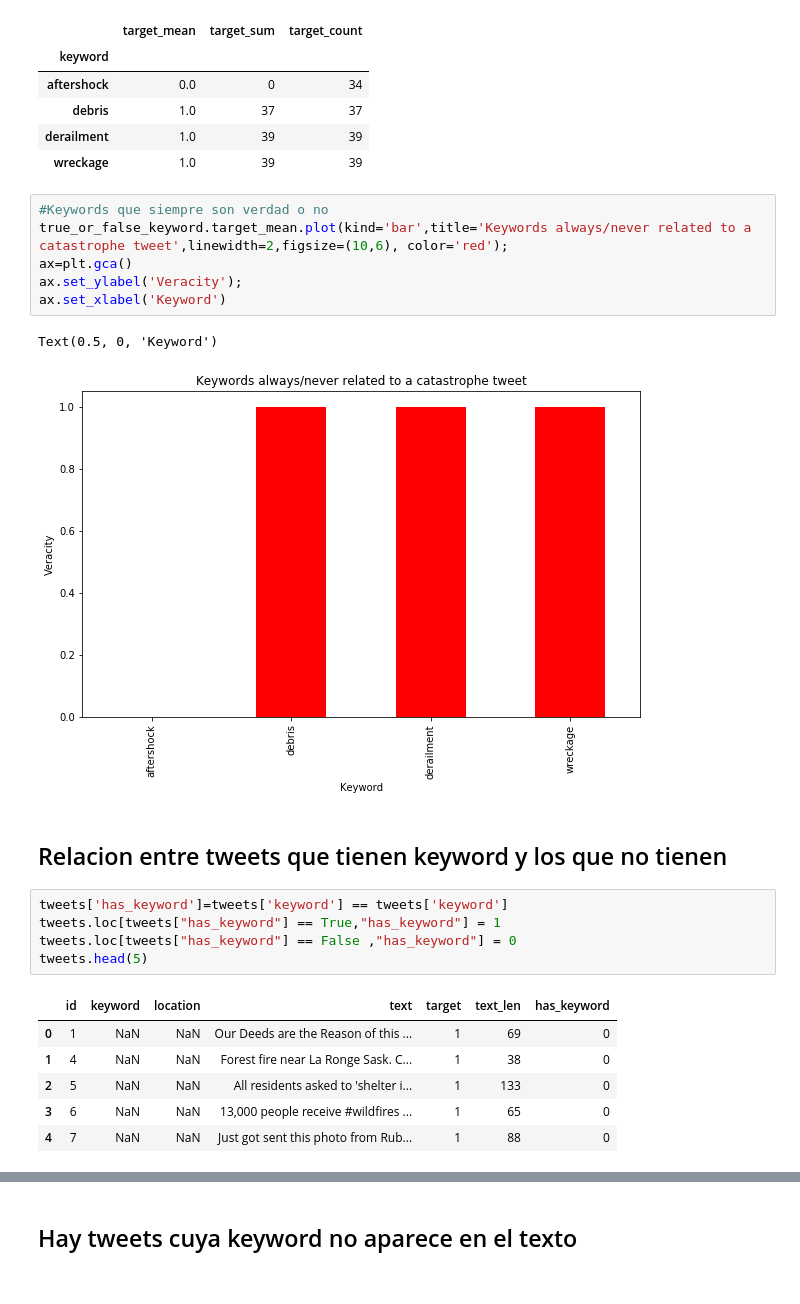
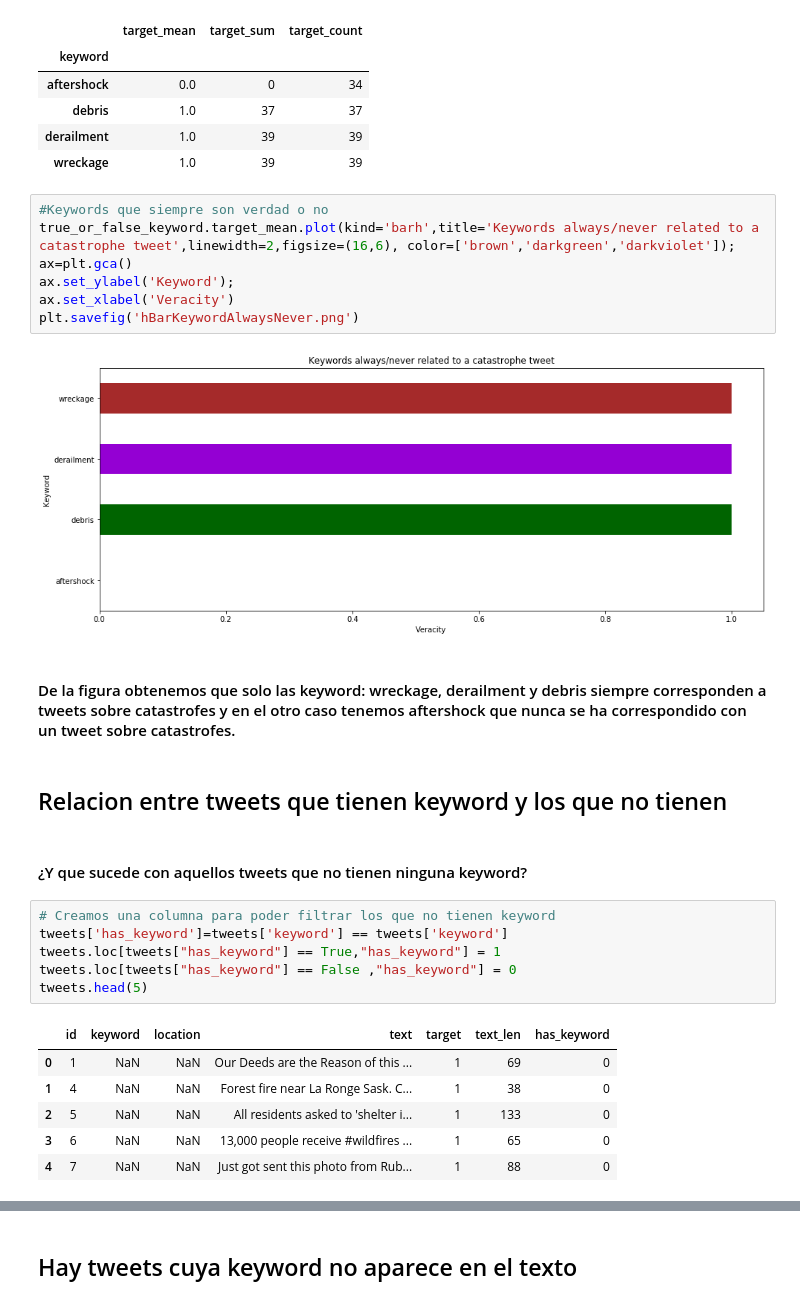
Before and after one commit to AgustinLeguizamon/datos_tp_1, a Jupyter notebook: tp1_agustin.ipynb, the cells around one changed output, grey strips where cells are left out. Cells and saved outputs as stored; diff of their text form.

```diff
--- a/tp1_agustin.ipynb
+++ b/tp1_agustin.ipynb
@@ -239,16 +234,21 @@ true_or_false_keyword
 | wreckage | 1.0 | 39 | 39 |
 # %%
 #Keywords que siempre son verdad o no
-true_or_false_keyword.target_mean.plot(kind='bar',title='Keywords always/never related to a catastrophe tweet',linewidth=2,figsize=(10,6), color='red');
+true_or_false_keyword.target_mean.plot(kind='barh',title='Keywords always/never related to a catastrophe tweet',linewidth=2,figsize=(16,6), color=['brown','darkgreen','darkviolet']);
 ax=plt.gca()
-ax.set_ylabel('Veracity');
-ax.set_xlabel('Keyword')
+ax.set_ylabel('Keyword');
+ax.set_xlabel('Veracity')
+plt.savefig('hBarKeywordAlwaysNever.png')
 # %% [output]
-Text(0.5, 0, 'Keyword')
-[figure, old version]
+[figure, new version]
+# %% [markdown]
+#### De la figura obtenemos que solo las keyword: wreckage, derailment y debris siempre corresponden a tweets sobre catastrofes y en el otro caso tenemos aftershock que nunca se ha correspondido con un tweet sobre catastrofes.
 # %% [markdown]
 ## Relacion entre tweets que tienen keyword y los que no tienen
+# %% [markdown]
+#### ¿Y que sucede con aquellos tweets que no tienen ninguna keyword?
 # %%
+# Creamos una columna para poder filtrar los que no tienen keyword
 tweets['has_keyword']=tweets['keyword'] == tweets['keyword']
 tweets.loc[tweets["has_keyword"] == True,"has_keyword"] = 1
 tweets.loc[tweets["has_keyword"] == False ,"has_keyword"] = 0
```
Also changed, not shown: parts of 63 cells of this notebook.
